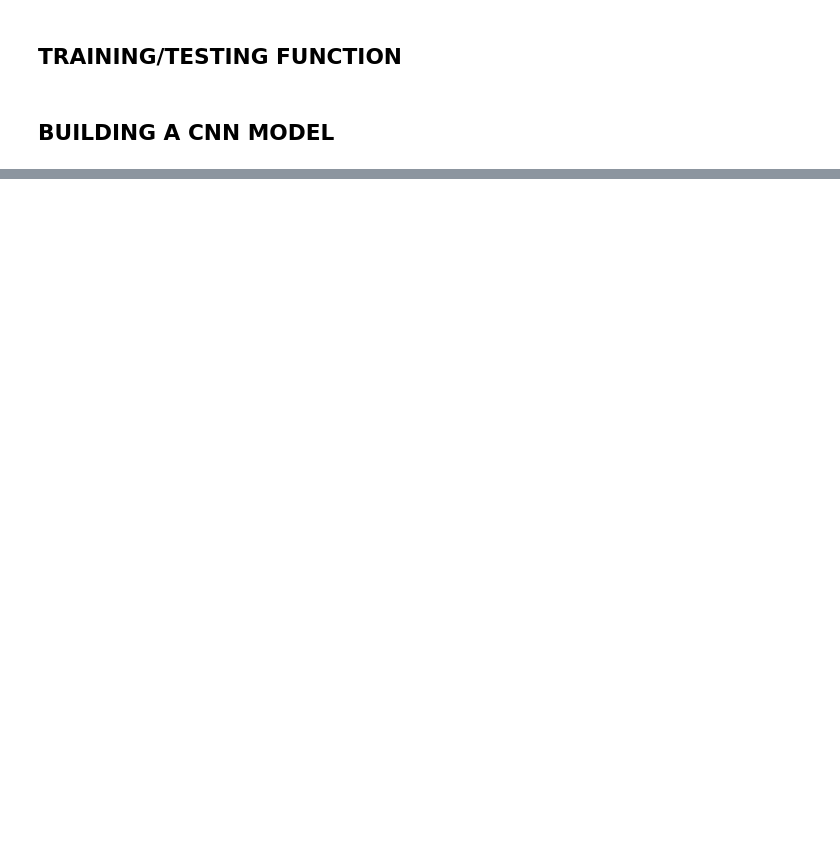
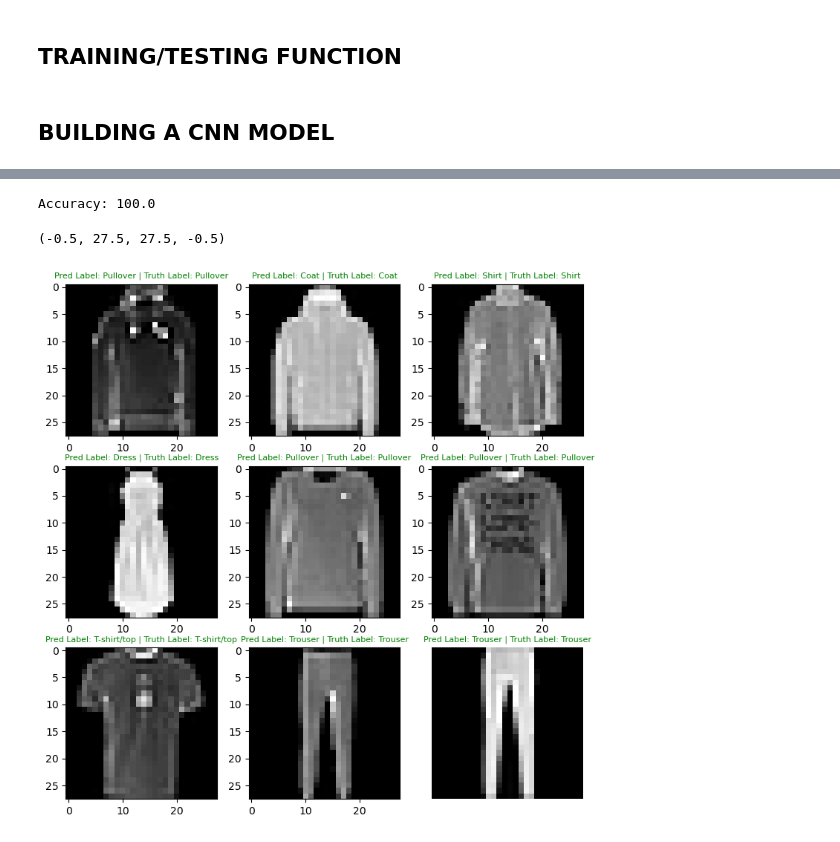
Before and after one commit to kamalnayan10/PyTorchML, a Jupyter notebook: Computer_Vision/FashionMNIST/CNN.ipynb, the cells around one changed output, grey strips where cells are left out. Drawn from its saved outputs; the diff is of its cells as text; code cells hidden in the pictures; blank space fills up the shorter version.

Commit message:
tweaked performance of CNN ,visualised predictions

```diff
--- a/Computer_Vision/FashionMNIST/CNN.ipynb
+++ b/Computer_Vision/FashionMNIST/CNN.ipynb
@@ -179,0 +242,66 @@ model = model_CNN(input_shape = 1 , hidden_units = 10 , output_shape = len(class
+# %%
+def make_predictions(model , data , device):
+    pred_probs = []
+
+    model.to(device)
+    model.eval()
+
+    with torch.inference_mode():
+        for sample in data:
+            sample = torch.unsqueeze(sample,dim = 0).to(device)
+
+            logits_pred = model(sample)
+
+            pred_prob = torch.softmax(logits_pred.squeeze() , dim = 0)
+
+            pred_probs.append(pred_prob.cpu())
+
+    return torch.stack(pred_probs)
+# %%
+import random
+# random.seed(42)
+
+test_samples = []
+test_labels = []
+
+# PREDICTING LABELS
+for sample, label in random.sample(list(test_data) , k=9):
+    test_samples.append(sample)
+    test_labels.append(label)
+
+pred_probs = make_predictions(model ,test_samples , device)
+
+pred_classes = pred_probs.argmax(dim = 1)
+pred_classes
+
+# ACCURACY
+count = 0
+for i in range(len(pred_classes)):
+    count += 1 if pred_classes[i] == test_labels[i] else 0
+
+print(f"Accuracy: {(count/len(pred_classes))*100}\n\n")
+
+# PLOTTING PREDICTIONS
+plt.figure(figsize = (9,9))
+
+for i , sample in enumerate(test_samples):
+    plt.subplot(3,3, i+1)
+
+    plt.imshow(sample.squeeze() , cmap = "gray")
+
+    pred_label = class_names[pred_classes[i]]
+
+    true_label = class_names[test_labels[i]]
+
+    title_next = f"Pred Label: {pred_label} | Truth Label: {true_label}"
+
+    if pred_label == true_label:
+        plt.title(title_next , fontsize = 8 , c = "g")
+    else:
+        plt.title(title_next , fontsize = 8 , c = "r")
+
+plt.axis(False)
+# %% [output]
+Accuracy: 100.0
+(-0.5, 27.5, 27.5, -0.5)
+[figure, added]
```
Also changed, not shown: parts of 8 cells of this notebook, 1 other file.
